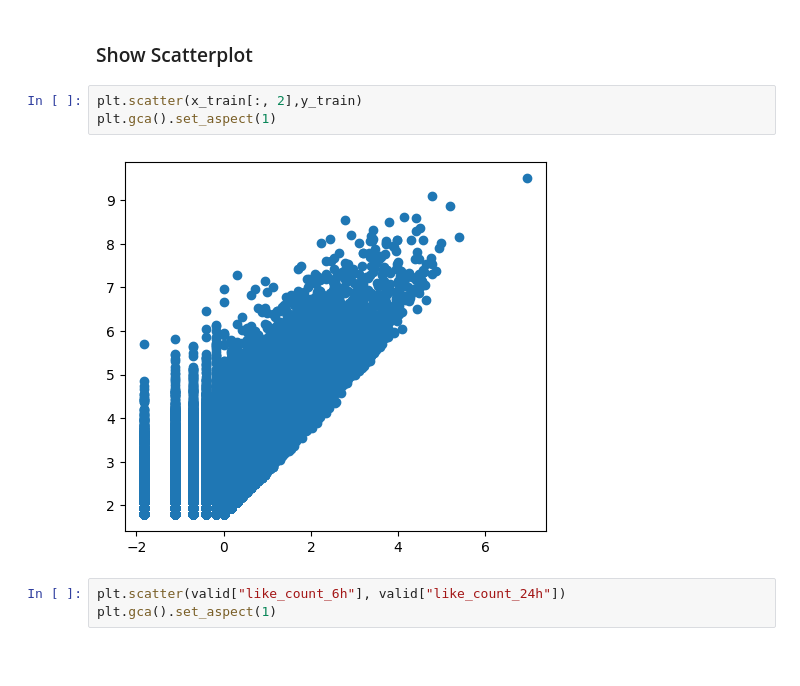
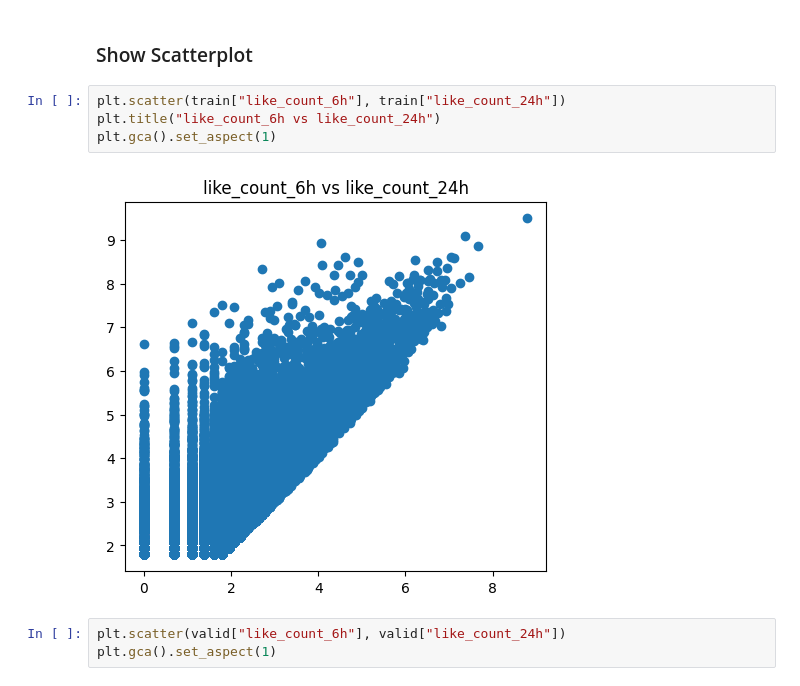
Before and after one commit to mao3267/Dcard_Intern_Homework, a Jupyter notebook: main.ipynb, the cells around one changed output. Drawn from its saved outputs; the diff is of its cells as text; blank space fills up the shorter version.

```diff
--- a/main.ipynb
+++ b/main.ipynb
@@ -130,10 +130,11 @@ sns.displot(train["like_count_6h"])
 # %% [markdown]
 ### Show Scatterplot
 # %%
-plt.scatter(x_train[:, 2],y_train)
+plt.scatter(train["like_count_6h"], train["like_count_24h"])
+plt.title("like_count_6h vs like_count_24h")
 plt.gca().set_aspect(1)
 # %% [output]
-[figure, old version]
+[figure, new version]
 # %%
 plt.scatter(valid["like_count_6h"], valid["like_count_24h"])
 plt.gca().set_aspect(1)
```
Also changed, not shown: parts of 1 cell of this notebook.
